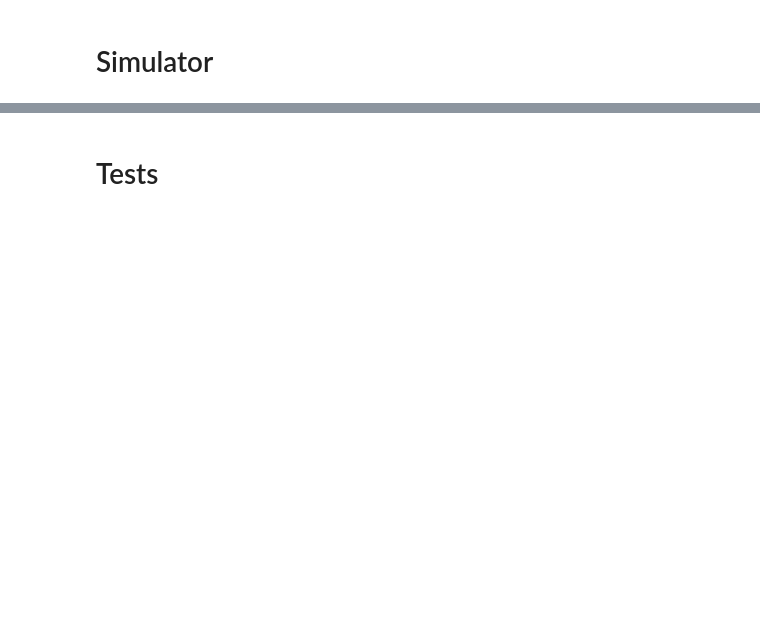
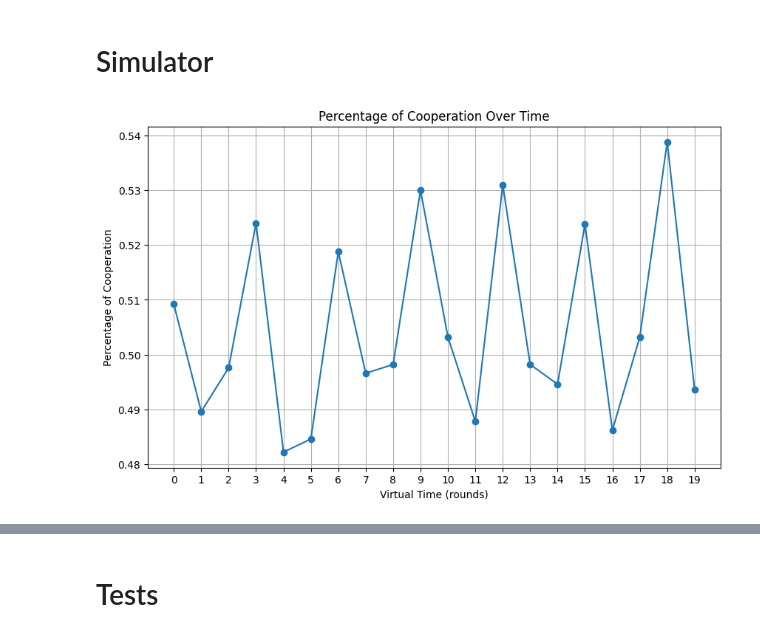
Before and after one commit to shriramch/SimPD, a Jupyter notebook: ipd.ipynb, the cells around one changed output, grey strips where cells are left out. Cells and saved outputs as stored; diff of their text form; code cells hidden in the pictures; blank space fills up the shorter version.

Commit message:
statistic functions and new meta strats (strategy switchers)

```diff
--- a/ipd.ipynb
+++ b/ipd.ipynb
@@ -230,7 +262,10 @@ class Player:
         self.neighbor_tallies[opponent.id].update(opponent_move)
 
     def check_should_switch_strategy(self, opponent_history):
-        should_switch_strategy, next_strategy = self.strategy_switcher.check(self, opponent_history)
+        if self.strategy_switcher.__class__.__name__ == 'SoftMajor':
+            should_switch_strategy, next_strategy = self.strategy_switcher.check(self, opponent_history, self.neighbors)
+        else:
+            should_switch_strategy, next_strategy = self.strategy_switcher.check(self, opponent_history)
         if should_switch_strategy:
             self._switch_strategy(next_strategy)
 
@@ -557 +657,20 @@ s.simulate(n_rounds=3)
+# %%
+# Example
+pool_of_strats = ['AlwaysCooperateStrategy', 'AlwaysDefectStrategy', 'ListRepeatedStrategy'\
+                  ,'RandomStrategy', 'AdaptiveStrategy']
+pool_of_switchers = ['NOPSwitcher', 'SoftMajor', 'RandomSwitcher']
+num_rounds = 20
+grid_size = 50
+s = Simulator(grid_size,grid_size)
+s.init_network("Lattice")
+s.init_grid()
+for i in range(grid_size):
+    for j in range(grid_size):
+        s.set_player(i, j, Player(eval(random.choice(pool_of_strats) + '()')\
+                                  , eval(random.choice(pool_of_switchers) + '()')))
+score_hist = s.simulate(n_rounds=num_rounds)
+# %%
+s.plot_cooperation(num_rounds)
+# %% [output]
+[figure, added]
 # %%
```
Also changed, not shown: parts of 8 cells of this notebook.
